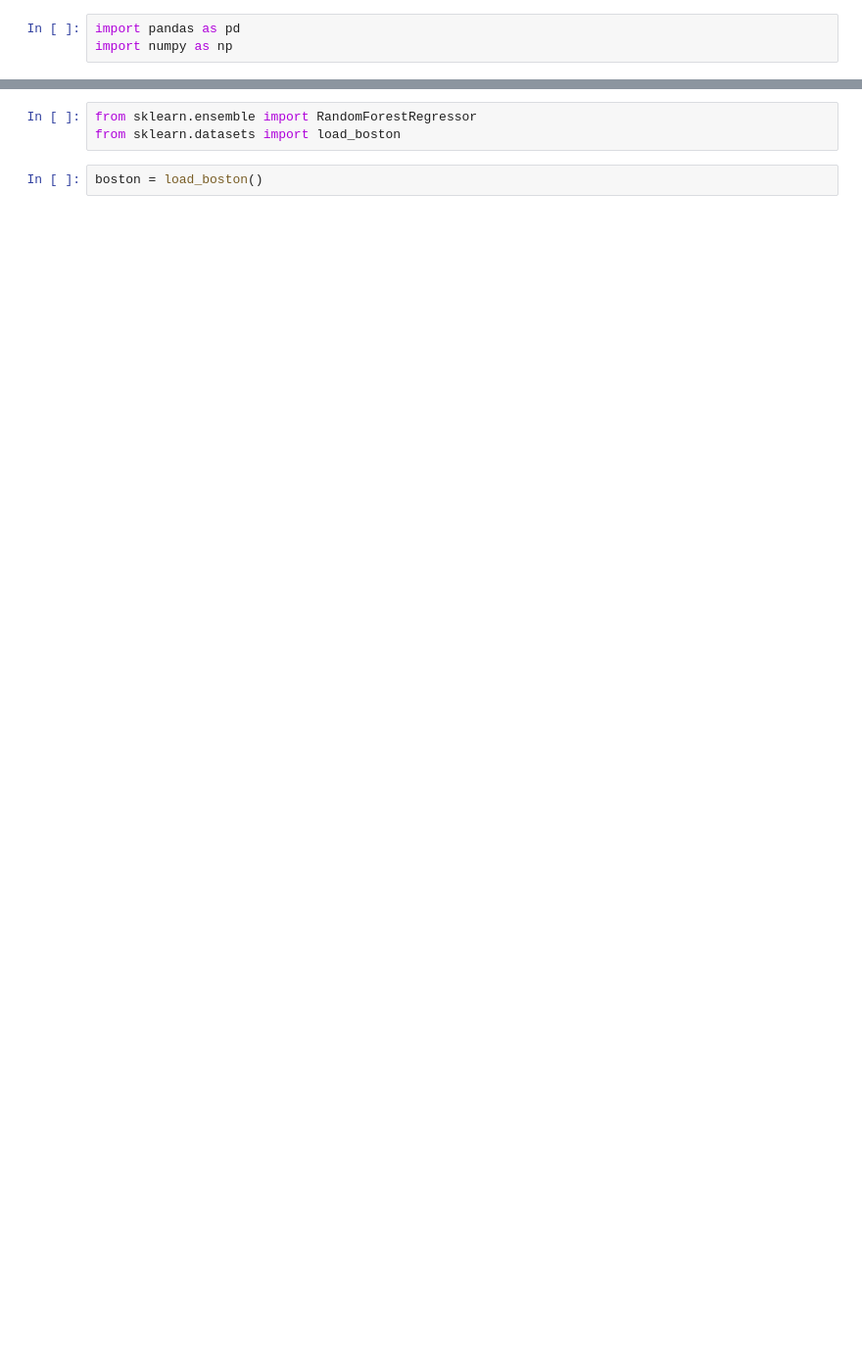
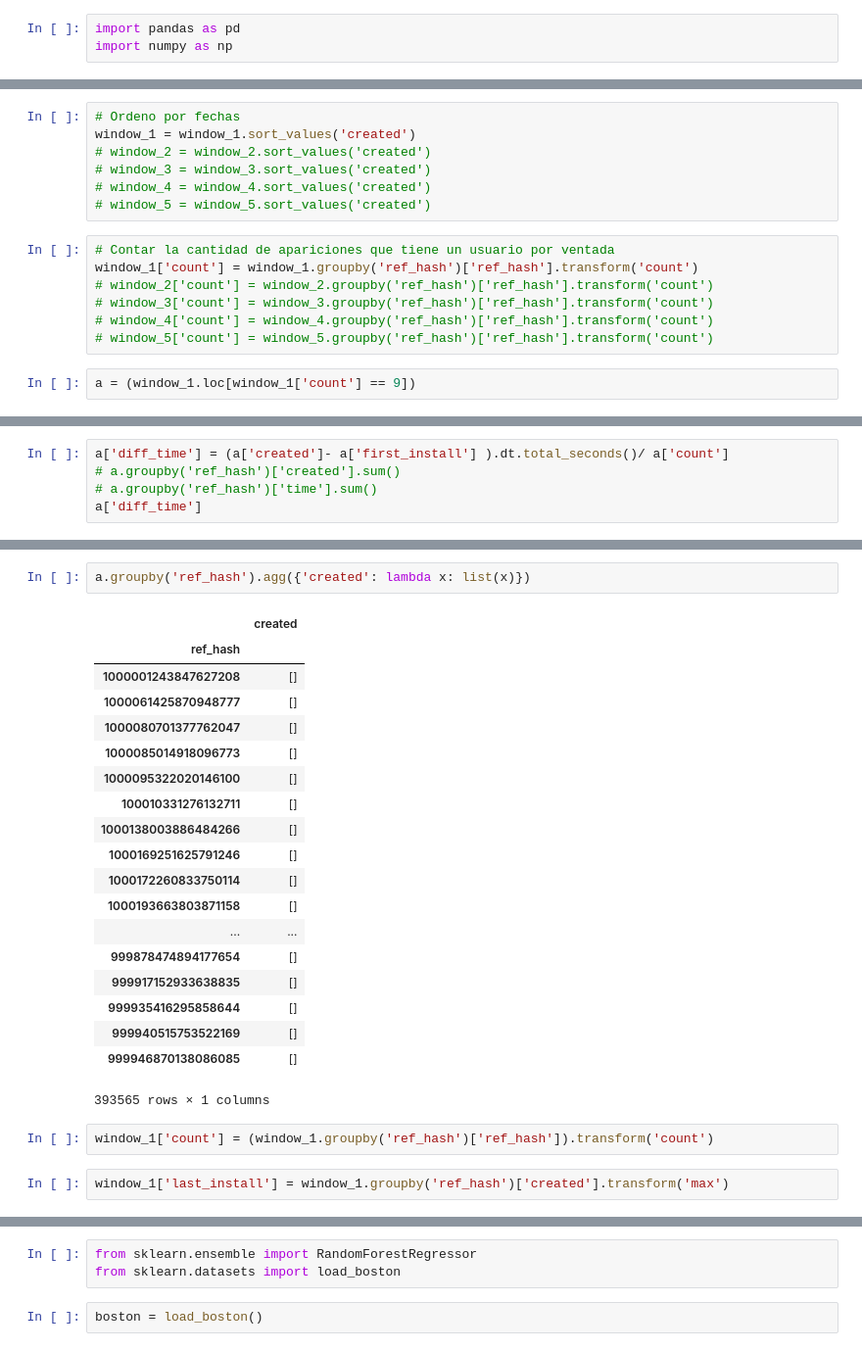
Before and after one commit to Elianagam/orgaDatosTp2, a Jupyter notebook: clean_installs.ipynb, the cells around one changed output, grey strips where cells are left out. Shown: that part at 98% size. Drawn from its saved outputs; the diff is of its cells as text; blank space fills up the shorter version.

```diff
--- a/clean_installs.ipynb
+++ b/clean_installs.ipynb
@@ -3,0 +114,16 @@ import numpy as np
+# %%
+# Ordeno por fechas
+window_1 = window_1.sort_values('created')
+# window_2 = window_2.sort_values('created')
+# window_3 = window_3.sort_values('created')
+# window_4 = window_4.sort_values('created')
+# window_5 = window_5.sort_values('created')
+# %%
+# Contar la cantidad de apariciones que tiene un usuario por ventada
+window_1['count'] = window_1.groupby('ref_hash')['ref_hash'].transform('count')
+# window_2['count'] = window_2.groupby('ref_hash')['ref_hash'].transform('count')
+# window_3['count'] = window_3.groupby('ref_hash')['ref_hash'].transform('count')
+# window_4['count'] = window_4.groupby('ref_hash')['ref_hash'].transform('count')
+# window_5['count'] = window_5.groupby('ref_hash')['ref_hash'].transform('count')
+# %%
+a = (window_1.loc[window_1['count'] == 9])
@@ -3,0 +142,5 @@ import numpy as np
+# %%
+a['diff_time'] = (a['created']- a['first_install'] ).dt.total_seconds()/ a['count']
+# a.groupby('ref_hash')['created'].sum()
+# a.groupby('ref_hash')['time'].sum()
+a['diff_time']
@@ -3,0 +185,26 @@ import numpy as np
+# %%
+a.groupby('ref_hash').agg({'created': lambda x: list(x)})
+# %% [output]
+|  | created |
+| ref_hash |  |
+| 1000001243847627208 | [] |
+| 1000061425870948777 | [] |
+| 1000080701377762047 | [] |
+| 1000085014918096773 | [] |
+| 1000095322020146100 | [] |
+| 100010331276132711 | [] |
+| 1000138003886484266 | [] |
+| 1000169251625791246 | [] |
+| 1000172260833750114 | [] |
+| 1000193663803871158 | [] |
+| ... | ... |
+| 999878474894177654 | [] |
+| 999917152933638835 | [] |
+| 999935416295858644 | [] |
+| 999940515753522169 | [] |
+| 999946870138086085 | [] |
+393565 rows × 1 columns
+# %%
+window_1['count'] = (window_1.groupby('ref_hash')['ref_hash']).transform('count')
+# %%
+window_1['last_install'] = window_1.groupby('ref_hash')['created'].transform('max')
```
Also changed, not shown: parts of 45 cells of this notebook.
